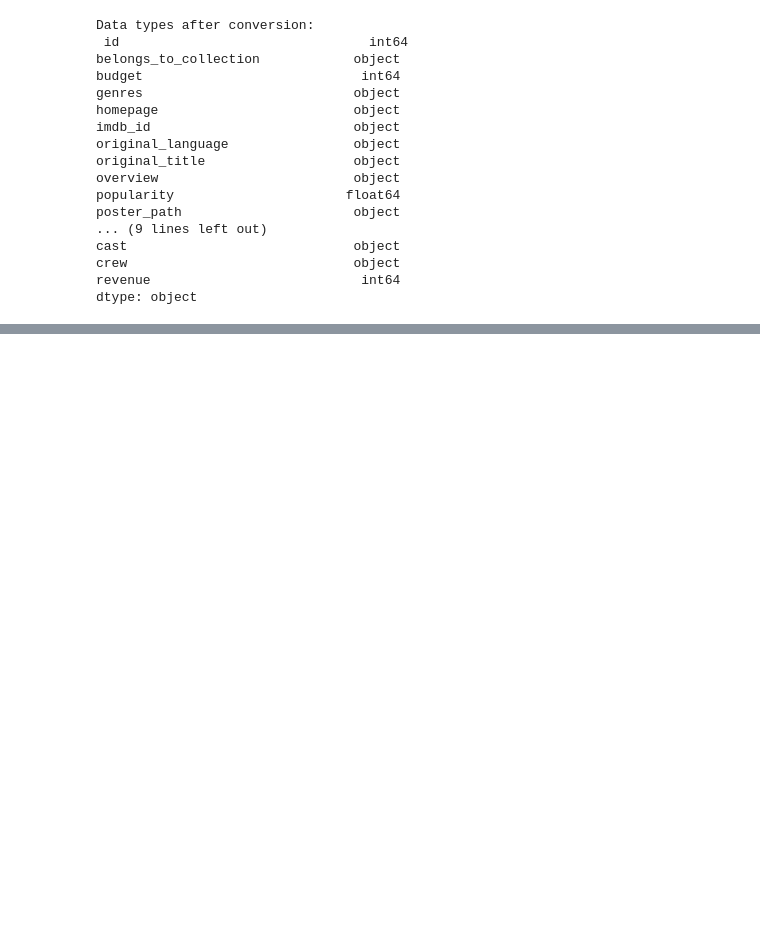
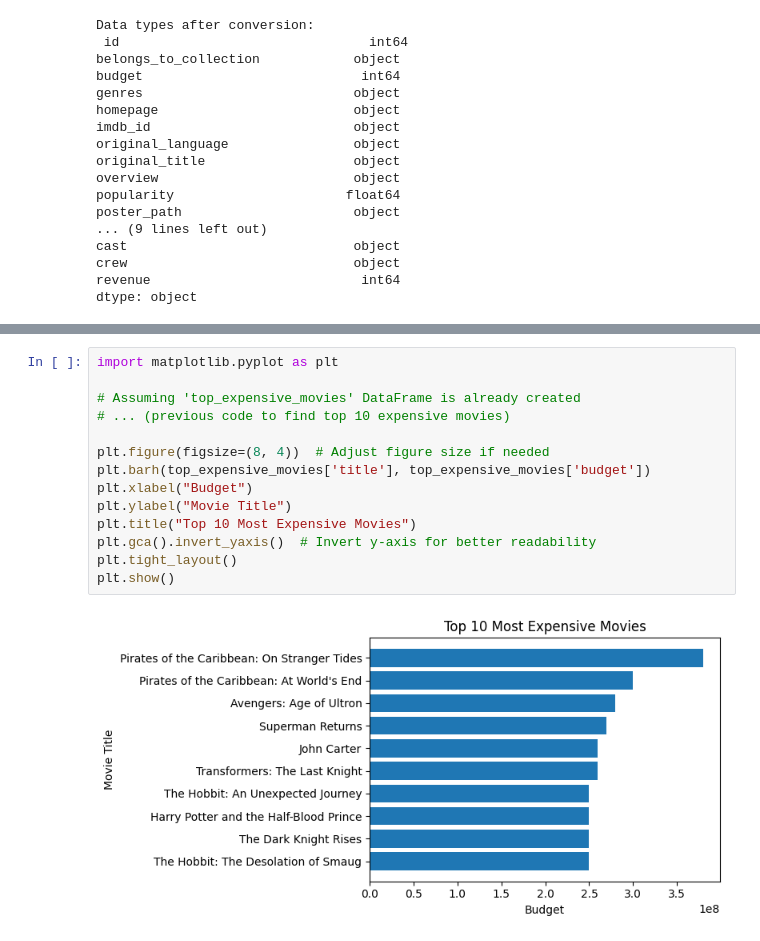
Before and after one commit to InsightByHarshit/IMDB-Data-Analysis, a Jupyter notebook: IMDB.ipynb, the cells around one changed output, grey strips where cells are left out. Drawn from its saved outputs; the diff is of its cells as text; blank space fills up the shorter version.

```diff
--- a/IMDB.ipynb
+++ b/IMDB.ipynb
@@ -292,0 +152,16 @@ KeyboardInterrupt:
+# %%
+import matplotlib.pyplot as plt
+
+# Assuming 'top_expensive_movies' DataFrame is already created
+# ... (previous code to find top 10 expensive movies)
+
+plt.figure(figsize=(8, 4))  # Adjust figure size if needed
+plt.barh(top_expensive_movies['title'], top_expensive_movies['budget'])
+plt.xlabel("Budget")
+plt.ylabel("Movie Title")
+plt.title("Top 10 Most Expensive Movies")
+plt.gca().invert_yaxis()  # Invert y-axis for better readability
+plt.tight_layout()
+plt.show()
+# %% [output]
+[figure, added]
```
Also changed, not shown: parts of 18 cells of this notebook.
